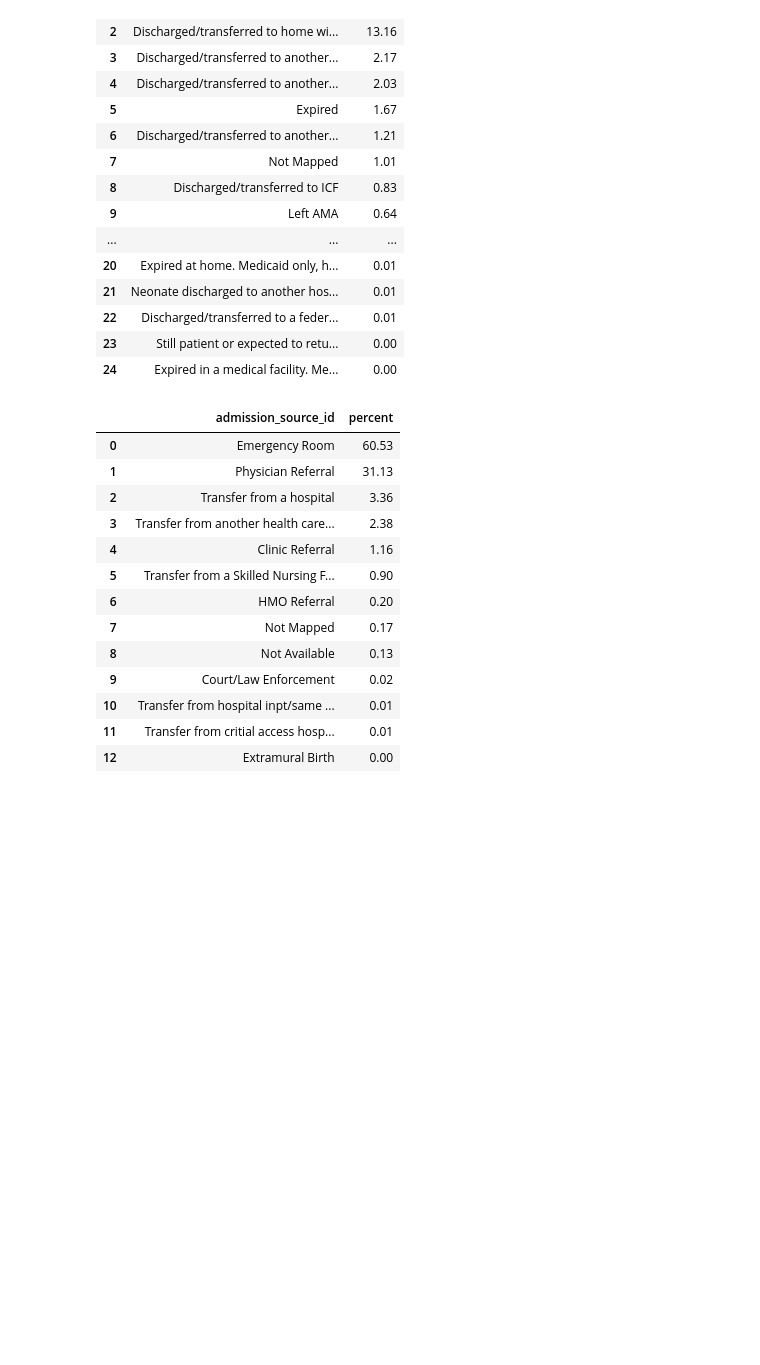
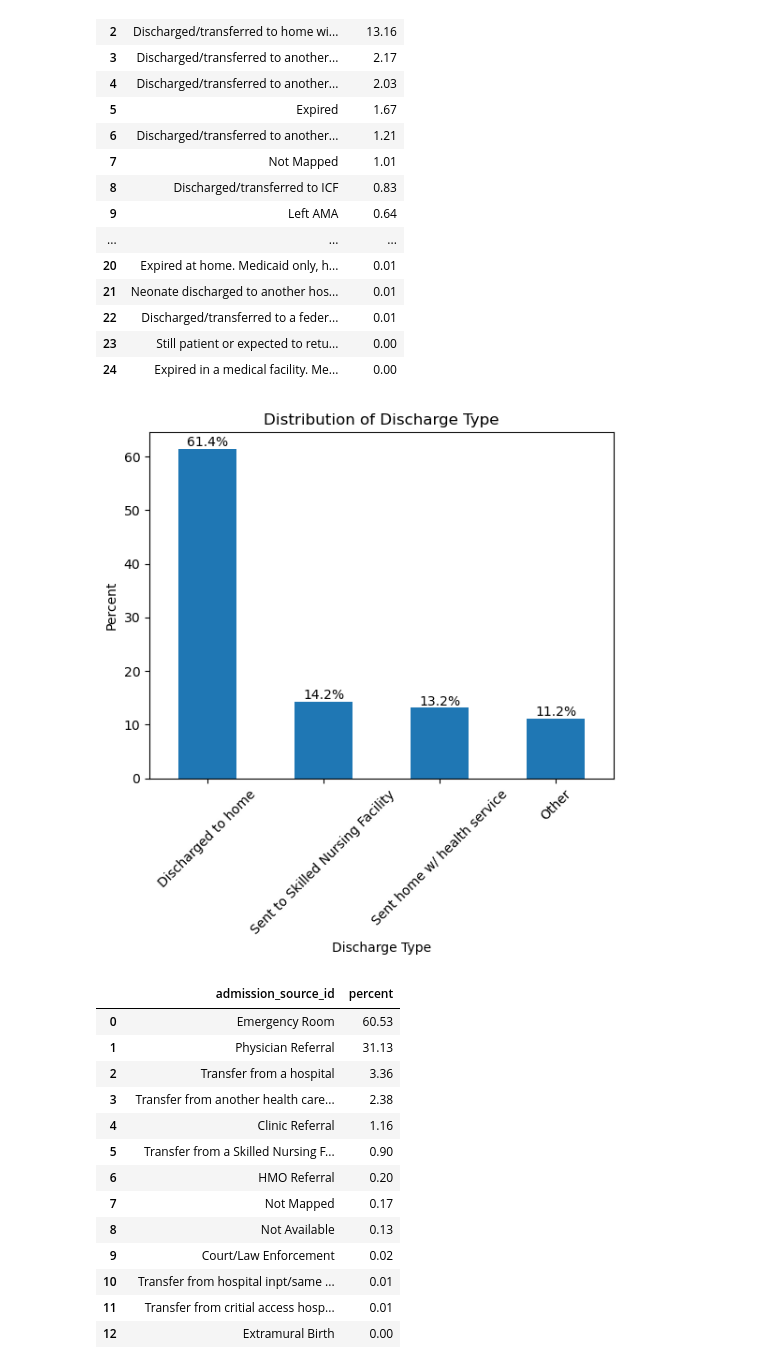
Before and after one commit to RayofData/30-Day-Hospital-Readmission-Analysis, a Jupyter notebook: EDA.ipynb, the cells around one changed output. Saved outputs shown, nothing was run; the diff lists cells and outputs as text; code cells hidden in the pictures; blank space fills up the shorter version.

Commit message:
Grouped low percent categories into one for several features to fix skewness.

```diff
--- a/EDA.ipynb
+++ b/EDA.ipynb
@@ -352,3 +399,24 @@ discharge_pct
+# %%
+discharge_pct = clean_df["discharge_disposition_id"].value_counts(normalize=True)*100
+
+ax = discharge_pct.plot(kind="bar")
+
+plt.xlabel("Discharge Type")
+plt.ylabel("Percent")
+plt.title("Distribution of Discharge Type")
+plt.xticks(rotation=45)
+
+for i, pct in enumerate(discharge_pct):
+    ax.text(
+        i,
+        pct,
+        f"{pct:.1f}%",
+        ha="center",
+        va="bottom"
+    )
+plt.show()
+# %% [output]
+[figure, added]
 # %%
 admin_source_pct = (
     clean_df["admission_source_id"]
```
Also changed, not shown: parts of 14 cells of this notebook.
